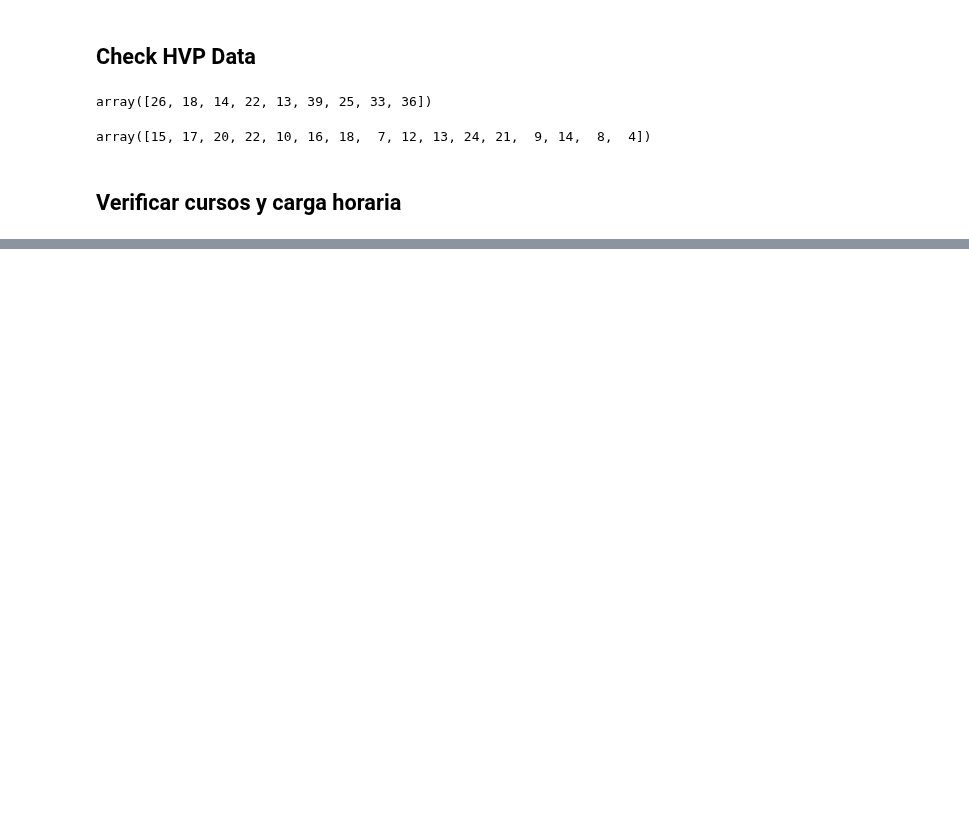
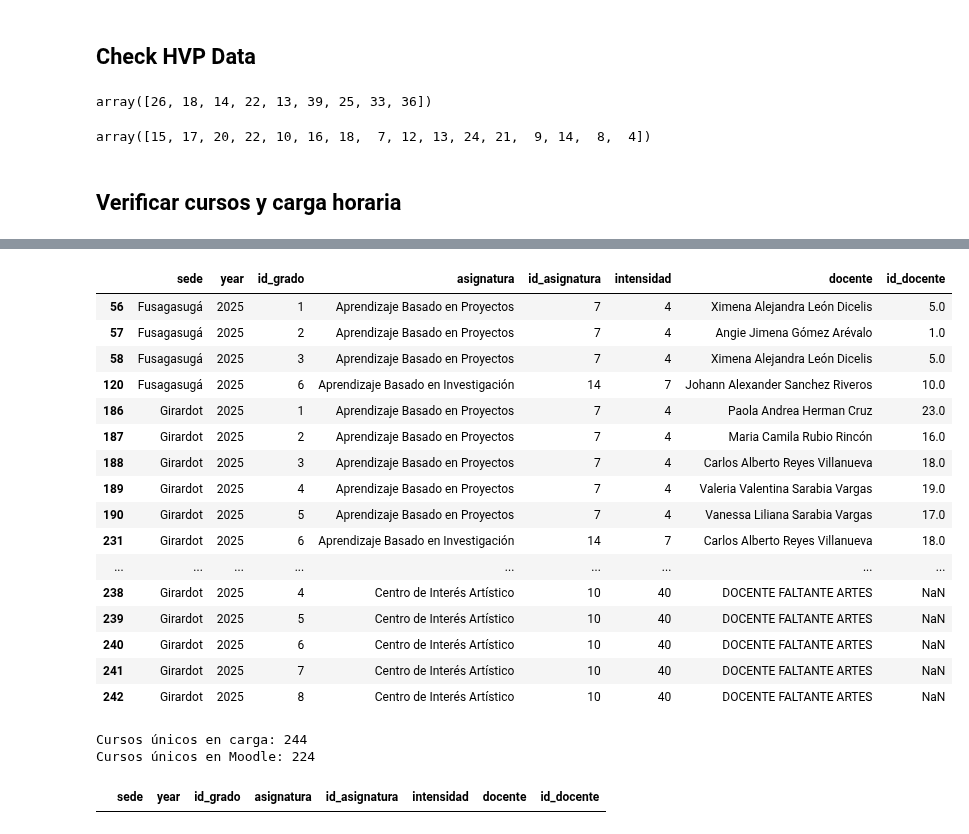
Before and after one commit to didi-gg/formar-innovar, a Jupyter notebook: notebooks/other/checker.ipynb, the cells around one changed output, grey strips where cells are left out. Saved outputs shown, nothing was run; the diff lists cells and outputs as text; code cells hidden in the pictures; blank space fills up the shorter version.

```diff
--- a/notebooks/other/checker.ipynb
+++ b/notebooks/other/checker.ipynb
@@ -644,0 +772,7 @@ no_encontrados
+# %%
+df_carga = pd.read_csv('data/raw/tablas_maestras/carga_horaria.csv')
+# %%
+df_carga_2025 = df_carga[df_carga['year'] == 2025]
+# %%
+courses_moodle_2025 = courses_moodle[courses_moodle['year'] == 2025]
+courses_moodle_2025
@@ -644,0 +793,3 @@ no_encontrados
+# %%
+courses_moodle_2025_unique = courses_moodle_2025.drop_duplicates(subset=['id_grado', 'id_asignatura', 'sede'])
+courses_moodle_2025_unique
@@ -644,0 +826,51 @@ no_encontrados
+# %%
+# Definir la llave compuesta
+merge_keys = ['id_grado', 'id_asignatura', 'sede']
+
+# Hacer el anti-join: cursos en df_carga_2025 que no están en courses_moodle_2025_unique
+cursos_no_en_moodle = df_carga_2025.merge(
+    courses_moodle_2025_unique[merge_keys].drop_duplicates(),
+    on=merge_keys,
+    how='left',
+    indicator=True
+).query('_merge == "left_only"').drop(columns=['_merge'])
+cursos_no_en_moodle
+# %% [output]
+|  | sede | year | id_grado | asignatura | id_asignatura | intensidad | docente | id_docente |
+| 56 | Fusagasugá | 2025 | 1 | Aprendizaje Basado en Proyectos | 7 | 4 | Ximena Alejandra León Dicelis | 5.0 |
+| 57 | Fusagasugá | 2025 | 2 | Aprendizaje Basado en Proyectos | 7 | 4 | Angie Jimena Gómez Arévalo | 1.0 |
+| 58 | Fusagasugá | 2025 | 3 | Aprendizaje Basado en Proyectos | 7 | 4 | Ximena Alejandra León Dicelis | 5.0 |
+| 120 | Fusagasugá | 2025 | 6 | Aprendizaje Basado en Investigación | 14 | 7 | Johann Alexander Sanchez Riveros | 10.0 |
+| 186 | Girardot | 2025 | 1 | Aprendizaje Basado en Proyectos | 7 | 4 | Paola Andrea Herman Cruz | 23.0 |
+| 187 | Girardot | 2025 | 2 | Aprendizaje Basado en Proyectos | 7 | 4 | Maria Camila Rubio Rincón | 16.0 |
+| 188 | Girardot | 2025 | 3 | Aprendizaje Basado en Proyectos | 7 | 4 | Carlos Alberto Reyes Villanueva | 18.0 |
+| 189 | Girardot | 2025 | 4 | Aprendizaje Basado en Proyectos | 7 | 4 | Valeria Valentina Sarabia Vargas | 19.0 |
+| 190 | Girardot | 2025 | 5 | Aprendizaje Basado en Proyectos | 7 | 4 | Vanessa Liliana Sarabia Vargas | 17.0 |
+| 231 | Girardot | 2025 | 6 | Aprendizaje Basado en Investigación | 14 | 7 | Carlos Alberto Reyes Villanueva | 18.0 |
+| ... | ... | ... | ... | ... | ... | ... | ... | ... |
+| 238 | Girardot | 2025 | 4 | Centro de Interés Artístico | 10 | 40 | DOCENTE FALTANTE ARTES | NaN |
+| 239 | Girardot | 2025 | 5 | Centro de Interés Artístico | 10 | 40 | DOCENTE FALTANTE ARTES | NaN |
+| 240 | Girardot | 2025 | 6 | Centro de Interés Artístico | 10 | 40 | DOCENTE FALTANTE ARTES | NaN |
+| 241 | Girardot | 2025 | 7 | Centro de Interés Artístico | 10 | 40 | DOCENTE FALTANTE ARTES | NaN |
+| 242 | Girardot | 2025 | 8 | Centro de Interés Artístico | 10 | 40 | DOCENTE FALTANTE ARTES | NaN |
+# %%
+merge_keys = ['id_grado', 'id_asignatura', 'sede']
+
+print("Cursos únicos en carga:", df_carga_2025[merge_keys].drop_duplicates().shape[0])
+print("Cursos únicos en Moodle:", courses_moodle_2025_unique[merge_keys].drop_duplicates().shape[0])
+# %% [output]
+Cursos únicos en carga: 244
+Cursos únicos en Moodle: 224
+# %%
+merge_keys = ['id_grado', 'id_asignatura', 'sede']
+
+# Filtrar cursos duplicados por la llave
+duplicados_moodle = df_carga_2025[
+    df_carga_2025.duplicated(subset=merge_keys, keep=False)
+]
+
+# Ver los duplicados ordenados
+duplicados_moodle = duplicados_moodle.sort_values(by=merge_keys)
+duplicados_moodle
+# %% [output]
+|  | sede | year | id_grado | asignatura | id_asignatura | intensidad | docente | id_docente |
```
Also changed, not shown: parts of 41 cells of this notebook.
